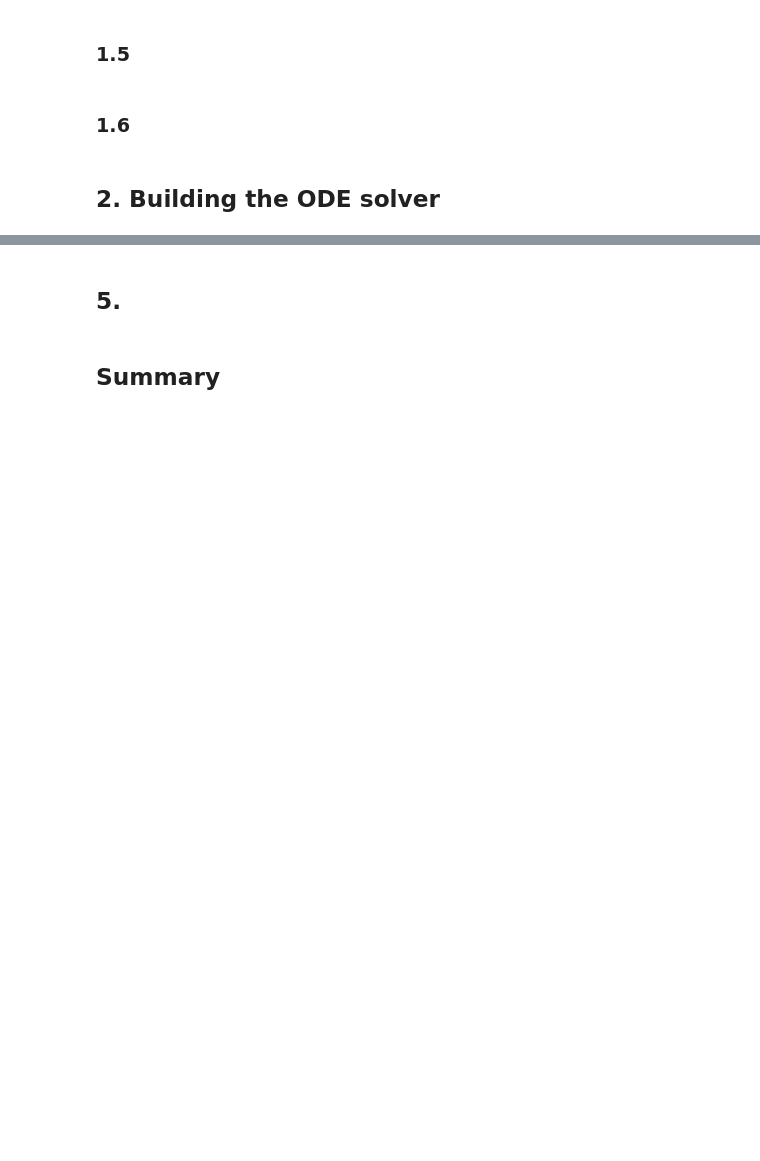
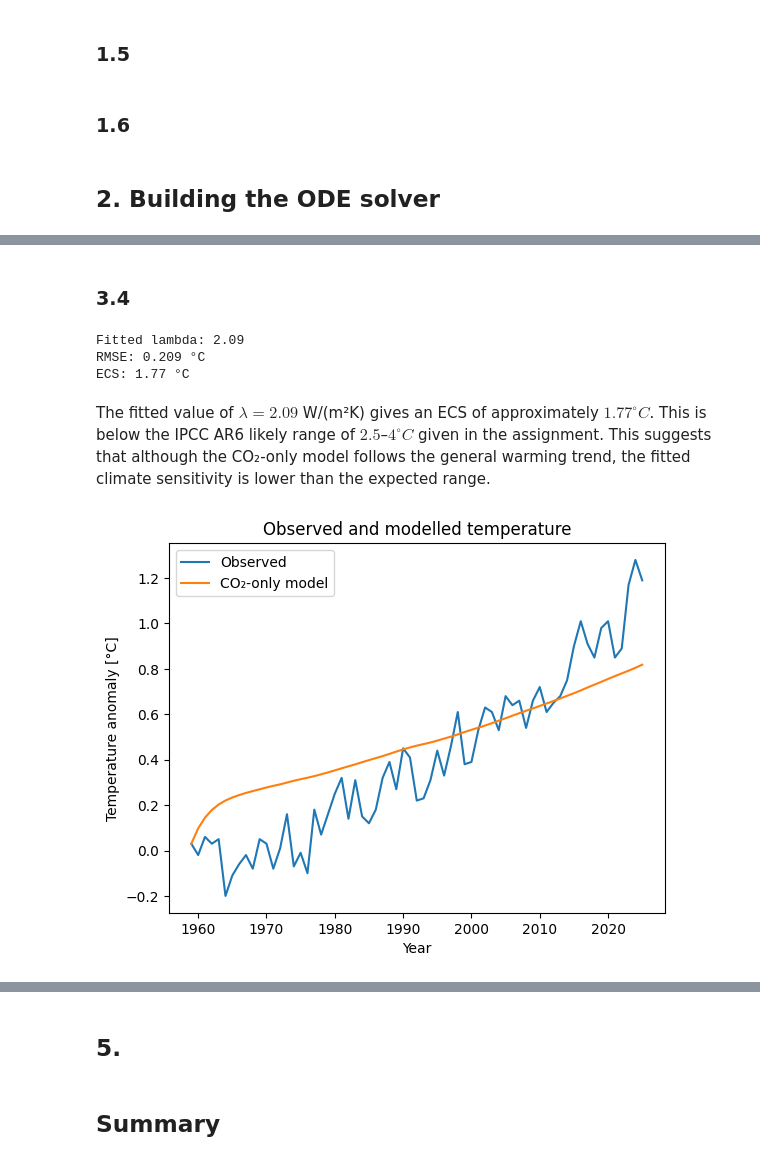
Before and after one commit to JoneVB/MOD300_Prosjekt1, a Jupyter notebook: project-2/project2.ipynb, the cells around one changed output, grey strips where cells are left out. Drawn from its saved outputs; the diff is of its cells as text; code cells hidden in the pictures; blank space fills up the shorter version.

```diff
--- a/project-2/project2.ipynb
+++ b/project-2/project2.ipynb
@@ -37,0 +278,2 @@ intro to exercise. what will we explore and why?
+# %% [markdown]
+### 3.4
@@ -37,0 +296,52 @@ intro to exercise. what will we explore and why?
+# %%
+popt_lam, pcov_lam = curve_fit(
+    model_temperature_lam,
+    t_data,
+    T_data_obs,
+    p0=[1.13],
+    bounds=(1e-6, 5.4),
+    method="trf",
+    diff_step=1e-3,
+    x_scale="jac",
+    max_nfev=2000,
+)
+
+fitted_lam_2 = popt_lam[0]
+# %%
+T_model_2 = model_temperature_lam(
+    t_data,
+    fitted_lam_2
+)
+
+rmse_2 = np.sqrt(
+    np.mean((T_model_2 - T_data_obs)**2)
+)
+
+F2x = 5.35 * np.log(2)
+ecs_2 = F2x / fitted_lam_2
+
+print(f"Fitted lambda: {fitted_lam_2:.2f}")
+print(f"RMSE: {rmse_2:.3f} °C")
+print(f"ECS: {ecs_2:.2f} °C")
+# %% [output]
+Fitted lambda: 2.09
+RMSE: 0.209 °C
+ECS: 1.77 °C
+# %% [markdown]
+The fitted value of $\lambda = 2.09$ W/(m²K) gives an ECS of approximately
+$1.77^\circ C$. This is below the IPCC AR6 likely range of
+$2.5$–$4^\circ C$ given in the assignment. This suggests that although the
+CO₂-only model follows the general warming trend, the fitted climate
+sensitivity is lower than the expected range.
+# %%
+plt.plot(t_data, T_data_obs, label="Observed")
+plt.plot(t_data, T_model_2, label="CO₂-only model")
+
+plt.xlabel("Year")
+plt.ylabel("Temperature anomaly [°C]")
+plt.title("Observed and modelled temperature")
+plt.legend()
+
+plt.show()
+# %% [output]
+[figure, added]
```
Also changed, not shown: parts of 31 cells of this notebook, 2 other files.
